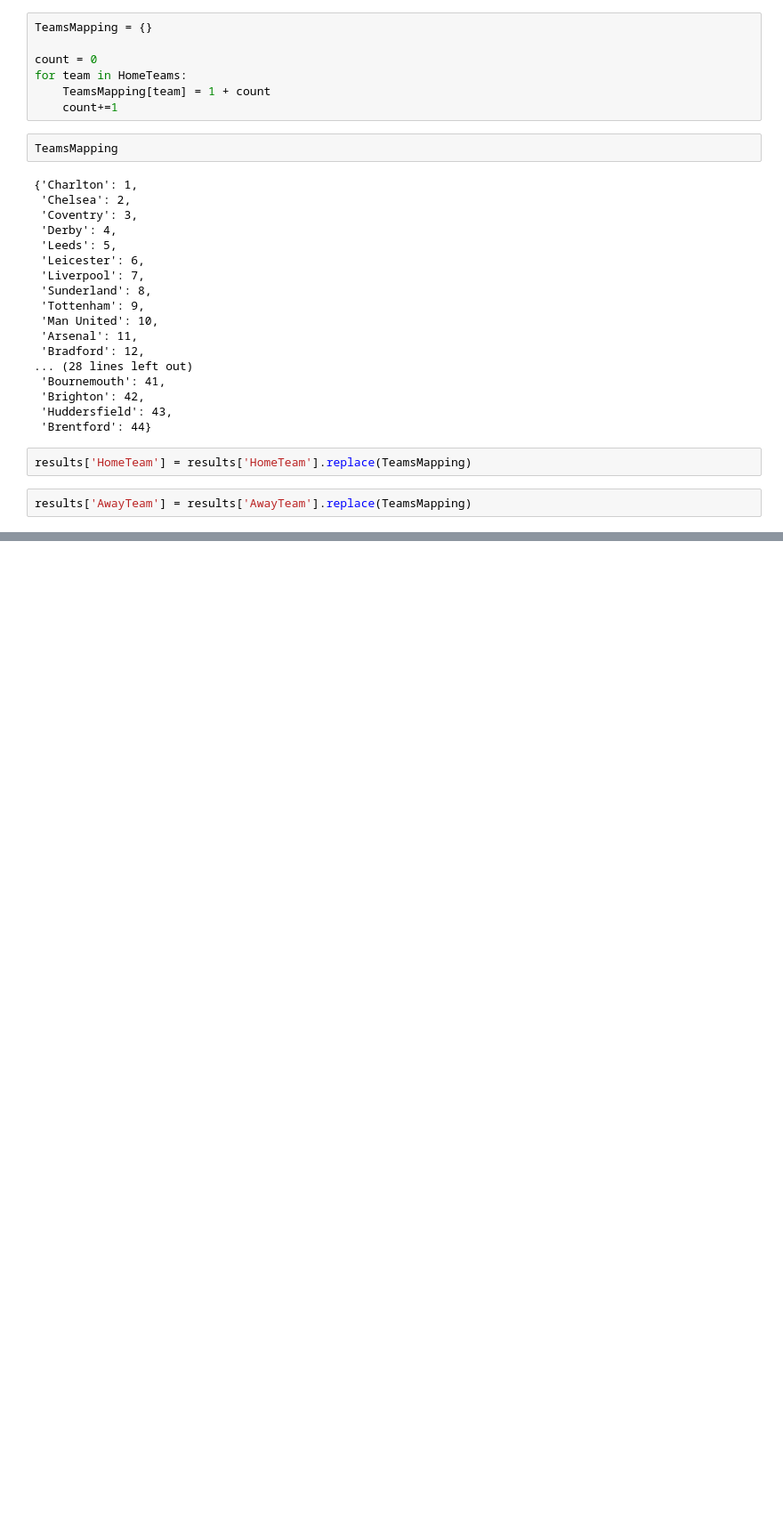
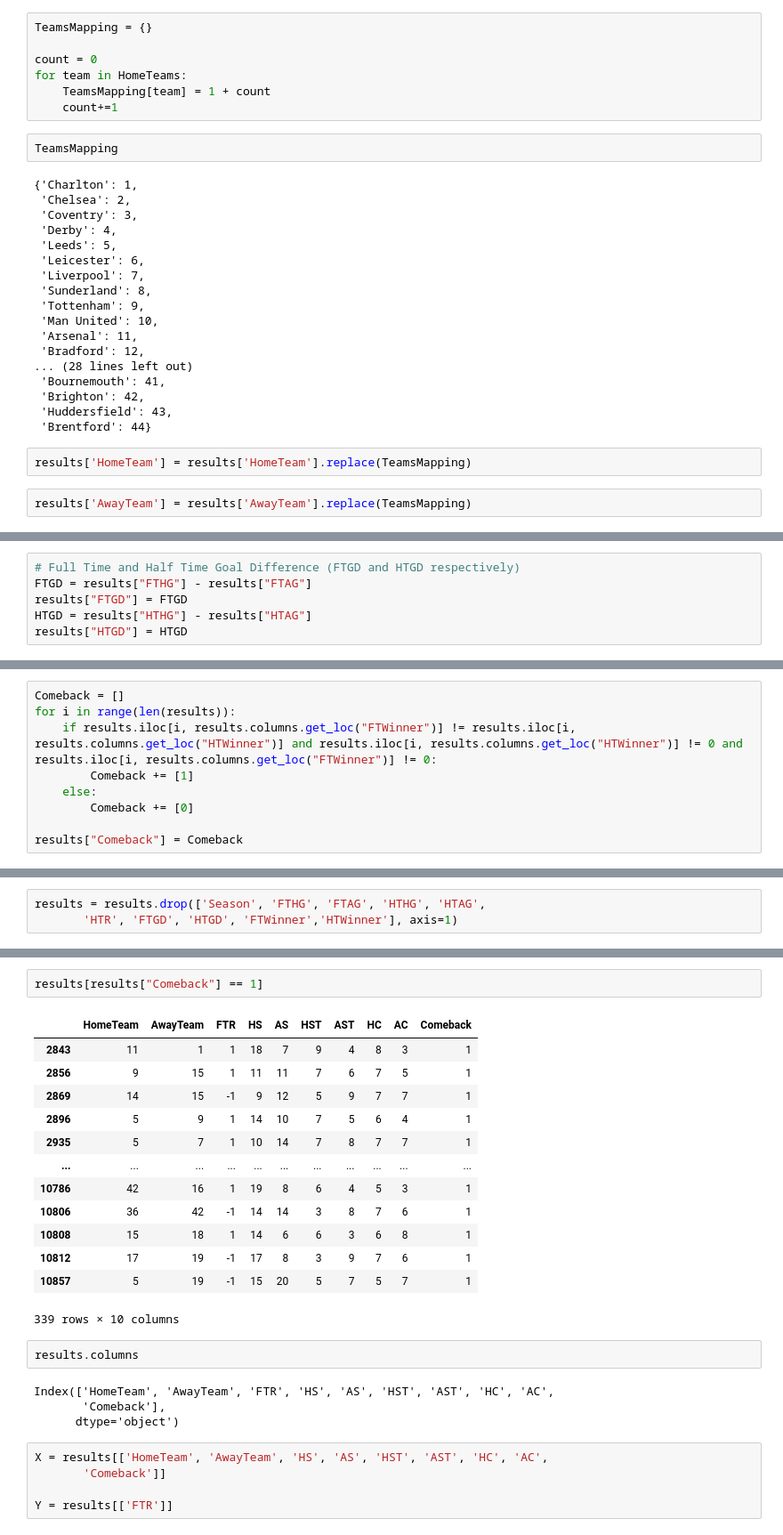
Before and after one commit to har-wicak/ML-Project, a Jupyter notebook: EPL Prediction.ipynb, the cells around one changed output, grey strips where cells are left out. Shown at 89% size. Drawn from its saved outputs; the diff is of its cells as text; blank space fills up the shorter version.

```diff
--- a/EPL Prediction.ipynb
+++ b/EPL Prediction.ipynb
@@ -220,0 +228,6 @@ results.loc[(results['Season'] == "2001-02") & (results['HomeTeam'] == 2)]
+# %%
+# Full Time and Half Time Goal Difference (FTGD and HTGD respectively)
+FTGD = results["FTHG"] - results["FTAG"]
+results["FTGD"] = FTGD
+HTGD = results["HTHG"] - results["HTAG"]
+results["HTGD"] = HTGD
@@ -220,0 +265,9 @@ results.loc[(results['Season'] == "2001-02") & (results['HomeTeam'] == 2)]
+# %%
+Comeback = []
+for i in range(len(results)):
+    if results.iloc[i, results.columns.get_loc("FTWinner")] != results.iloc[i, results.columns.get_loc("HTWinner")] and results.iloc[i, results.columns.get_loc("HTWinner")] != 0 and results.iloc[i, results.columns.get_loc("FTWinner")] != 0:
+        Comeback += [1]
+    else:
+        Comeback += [0]
+
+results["Comeback"] = Comeback
@@ -252,0 +290,3 @@ results.corr().style.
+# %%
+results = results.drop(['Season', 'FTHG', 'FTAG', 'HTHG', 'HTAG',
+       'HTR', 'FTGD', 'HTGD', 'FTWinner','HTWinner'], axis=1)
@@ -252,0 +302,27 @@ results.corr().style.
+# %%
+results[results["Comeback"] == 1]
+# %% [output]
+|  | HomeTeam | AwayTeam | FTR | HS | AS | HST | AST | HC | AC | Comeback |
+| 2843 | 11 | 1 | 1 | 18 | 7 | 9 | 4 | 8 | 3 | 1 |
+| 2856 | 9 | 15 | 1 | 11 | 11 | 7 | 6 | 7 | 5 | 1 |
+| 2869 | 14 | 15 | -1 | 9 | 12 | 5 | 9 | 7 | 7 | 1 |
+| 2896 | 5 | 9 | 1 | 14 | 10 | 7 | 5 | 6 | 4 | 1 |
+| 2935 | 5 | 7 | 1 | 10 | 14 | 7 | 8 | 7 | 7 | 1 |
+| ... | ... | ... | ... | ... | ... | ... | ... | ... | ... | ... |
+| 10786 | 42 | 16 | 1 | 19 | 8 | 6 | 4 | 5 | 3 | 1 |
+| 10806 | 36 | 42 | -1 | 14 | 14 | 3 | 8 | 7 | 6 | 1 |
+| 10808 | 15 | 18 | 1 | 14 | 6 | 6 | 3 | 6 | 8 | 1 |
+| 10812 | 17 | 19 | -1 | 17 | 8 | 3 | 9 | 7 | 6 | 1 |
+| 10857 | 5 | 19 | -1 | 15 | 20 | 5 | 7 | 5 | 7 | 1 |
+339 rows × 10 columns
+# %%
+results.columns
+# %% [output]
+Index(['HomeTeam', 'AwayTeam', 'FTR', 'HS', 'AS', 'HST', 'AST', 'HC', 'AC',
+       'Comeback'],
+      dtype='object')
+# %%
+X = results[['HomeTeam', 'AwayTeam', 'HS', 'AS', 'HST', 'AST', 'HC', 'AC',
+       'Comeback']]
+
+Y = results[['FTR']]
```
Also changed, not shown: parts of 24 cells of this notebook, 1 other file.
